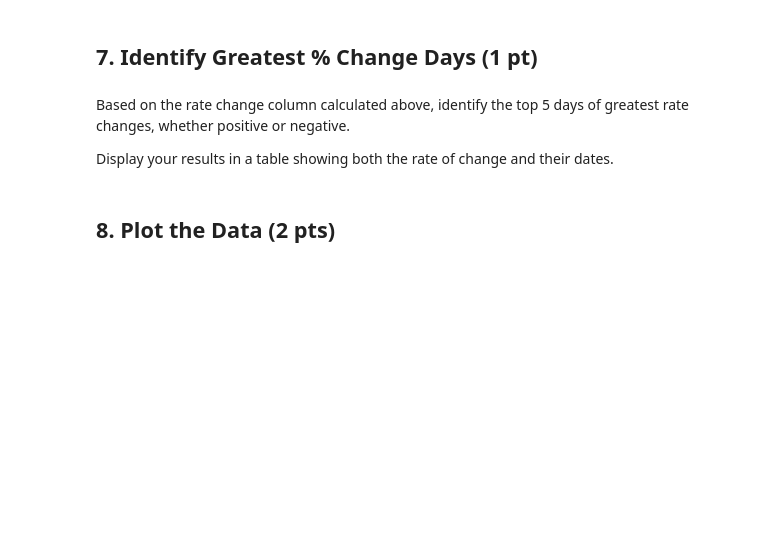
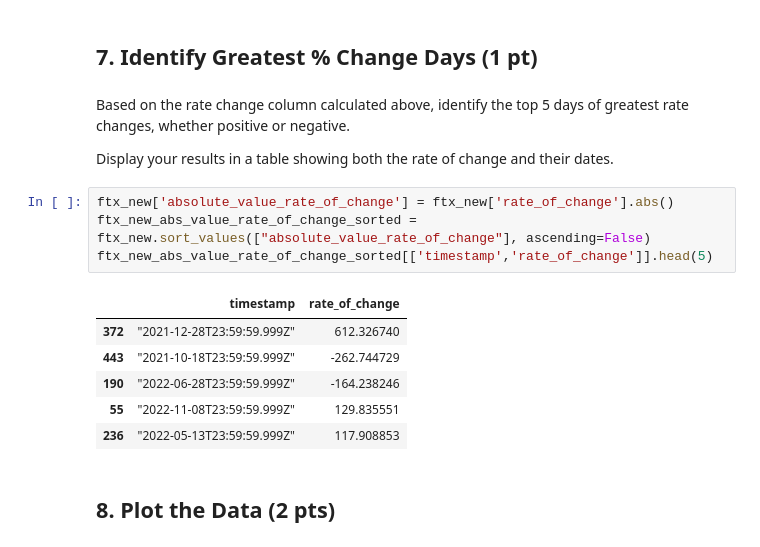
Before and after one commit to qfx4yk/ds1002-qfx4yk, a Jupyter notebook: labs/lab1/lab1-ftx-stock-pricing.ipynb, the cells around one changed output. Saved outputs shown, nothing was run; the diff lists cells and outputs as text; blank space fills up the shorter version.

```diff
--- a/labs/lab1/lab1-ftx-stock-pricing.ipynb
+++ b/labs/lab1/lab1-ftx-stock-pricing.ipynb
@@ -200,6 +218,17 @@ Use the Pandas Review notebook for reference. Again, this is an easy operation i
 Based on the rate change column calculated above, identify the top 5 days of greatest rate changes, whether positive or negative.
 
 Display your results in a table showing both the rate of change and their dates.
+# %%
+ftx_new['absolute_value_rate_of_change'] = ftx_new['rate_of_change'].abs()
+ftx_new_abs_value_rate_of_change_sorted = ftx_new.sort_values(["absolute_value_rate_of_change"], ascending=False)
+ftx_new_abs_value_rate_of_change_sorted[['timestamp','rate_of_change']].head(5)
+# %% [output]
+|  | timestamp | rate_of_change |
+| 372 | "2021-12-28T23:59:59.999Z" | 612.326740 |
+| 443 | "2021-10-18T23:59:59.999Z" | -262.744729 |
+| 190 | "2022-06-28T23:59:59.999Z" | -164.238246 |
+| 55 | "2022-11-08T23:59:59.999Z" | 129.835551 |
+| 236 | "2022-05-13T23:59:59.999Z" | 117.908853 |
 # %% [markdown]
 ## 8. Plot the Data (2 pts)
 # %% [markdown]
```
Also changed, not shown: parts of 5 cells of this notebook.
